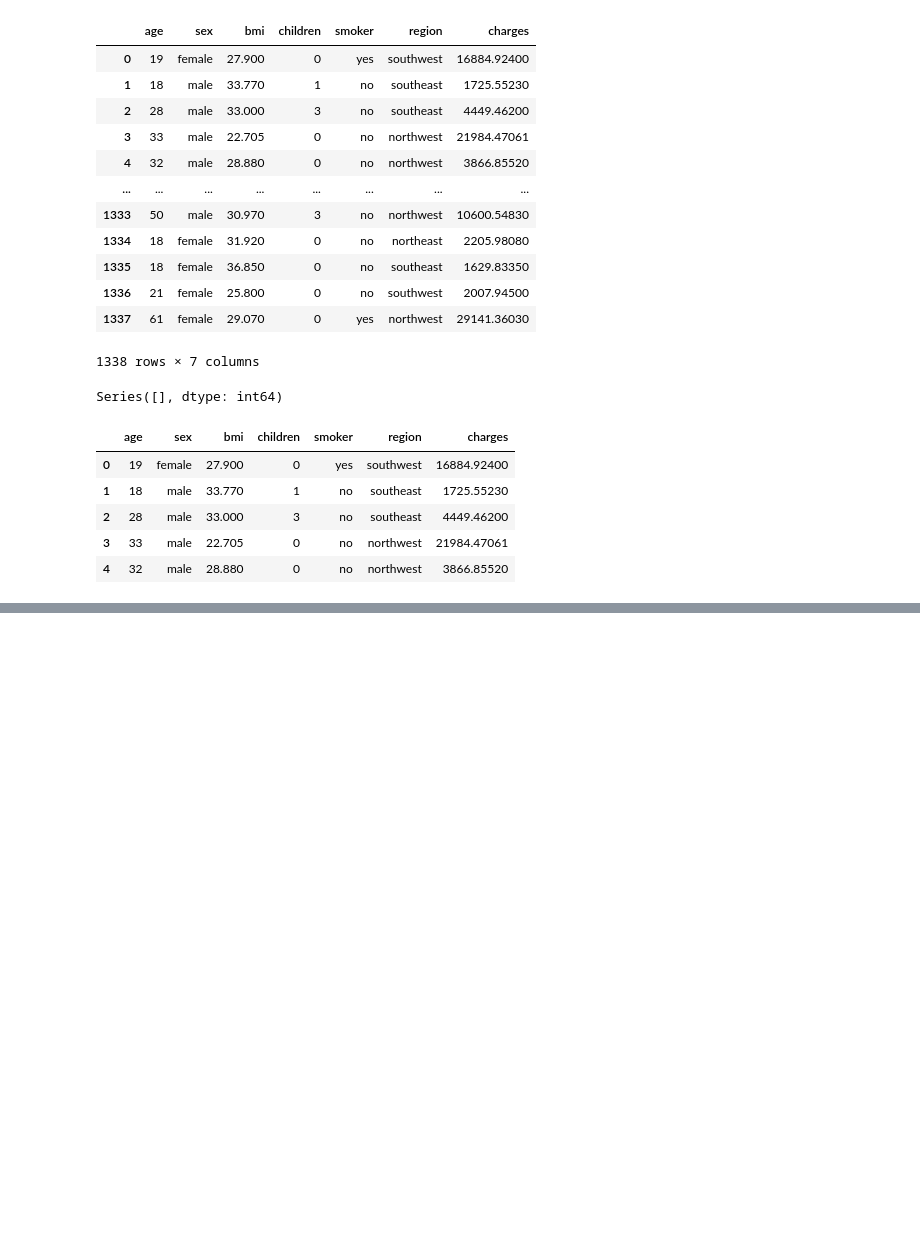
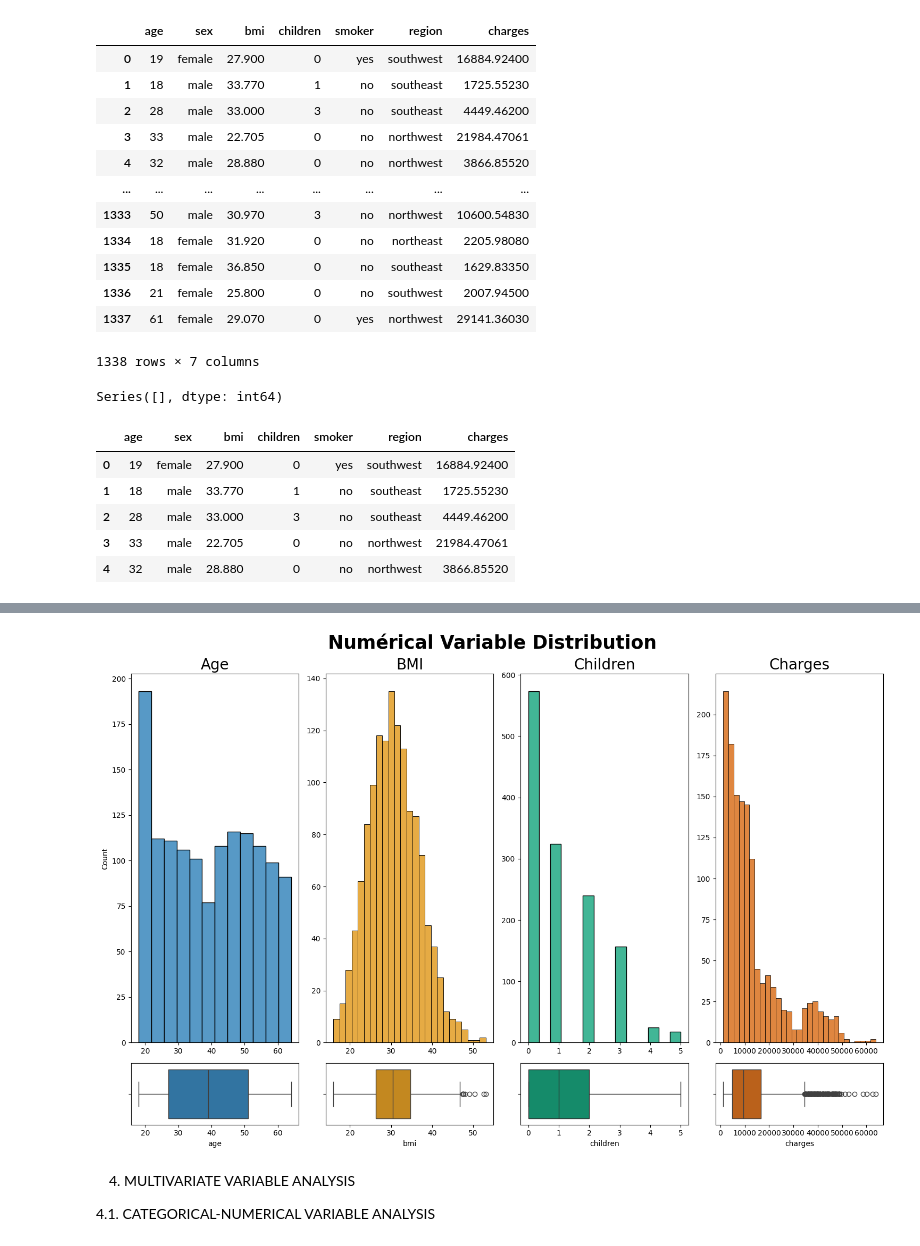
Before and after one commit to PeyraHub/EDA_medical_insurance, a Jupyter notebook: src/EDA.ipynb, the cells around one changed output, grey strips where cells are left out. Cells and saved outputs as stored; diff of their text form; code cells hidden in the pictures; blank space fills up the shorter version.

```diff
--- a/src/EDA.ipynb
+++ b/src/EDA.ipynb
@@ -79,0 +198,28 @@ df.head()
+# %%
+fig, axis = plt.subplots(2, 4, figsize = (15, 10), gridspec_kw = {"height_ratios": [6, 1]})
+fig.suptitle("Numérical Variable Distribution", fontsize=25, fontweight='bold')
+
+sns.histplot(ax = axis[0, 0], data = df_num, x = "age").set(xlabel = None)
+axis[0, 0].set_title("Age", fontsize=20)
+sns.boxplot(ax = axis[1, 0], data = df_num, x = "age")
+axis[0, 1].set_title("BMI", fontsize=20)
+
+sns.histplot(ax = axis[0, 1], data = df_num, x = "bmi", color=sns.color_palette("colorblind")[1]).set(xlabel = None, ylabel = None)
+sns.boxplot(ax = axis[1, 1], data = df_num, x = "bmi", color=sns.color_palette("colorblind")[1])
+
+sns.histplot(ax = axis[0, 2], data = df_num, x = "children", color=sns.color_palette("colorblind")[2]).set(xlabel = None, ylabel = None)
+axis[0, 2].set_title("Children", fontsize=20)
+sns.boxplot(ax = axis[1, 2], data = df_num, x = "children", color=sns.color_palette("colorblind")[2])
+
+sns.histplot(ax = axis[0, 3], data = df_num, x = "charges", color=sns.color_palette("colorblind")[3]).set(xlabel = None, ylabel = None)
+axis[0, 3].set_title("Charges", fontsize=20)
+sns.boxplot(ax = axis[1, 3], data = df_num, x = "charges", color=sns.color_palette("colorblind")[3])
+
+plt.tight_layout()
+plt.show()
+# %% [output]
+[figure, added]
+# %% [markdown]
+4. MULTIVARIATE VARIABLE ANALYSIS
+
+4.1. CATEGORICAL-NUMERICAL VARIABLE ANALYSIS
```
Also changed, not shown: parts of 13 cells of this notebook, 1 other file.
